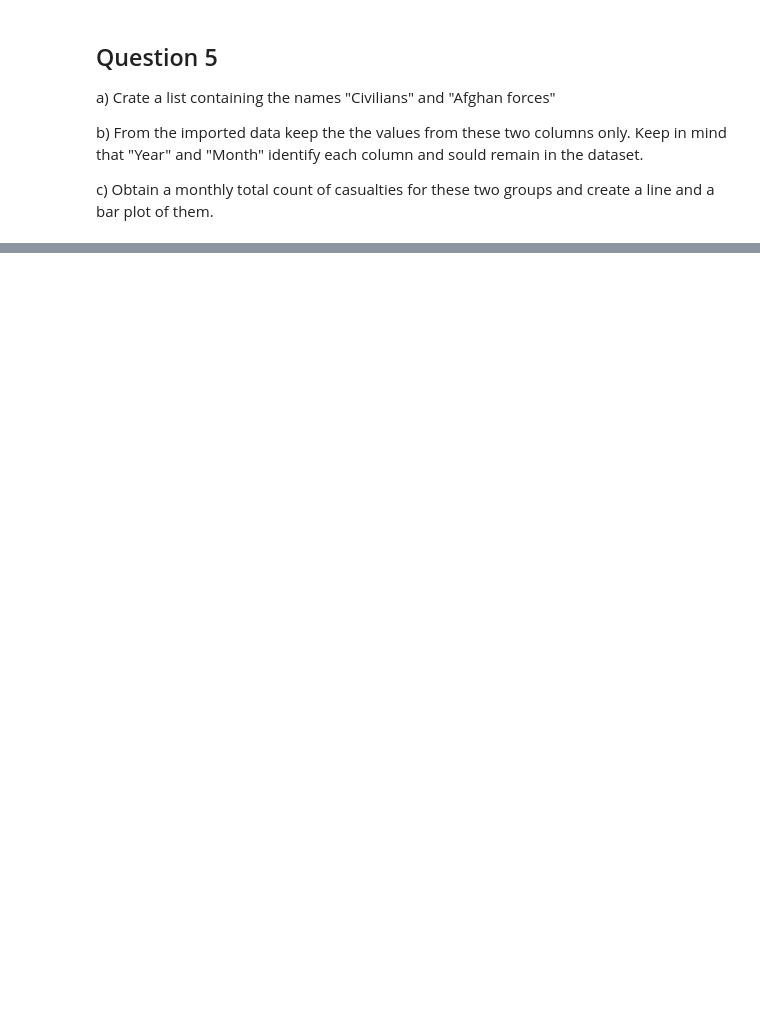
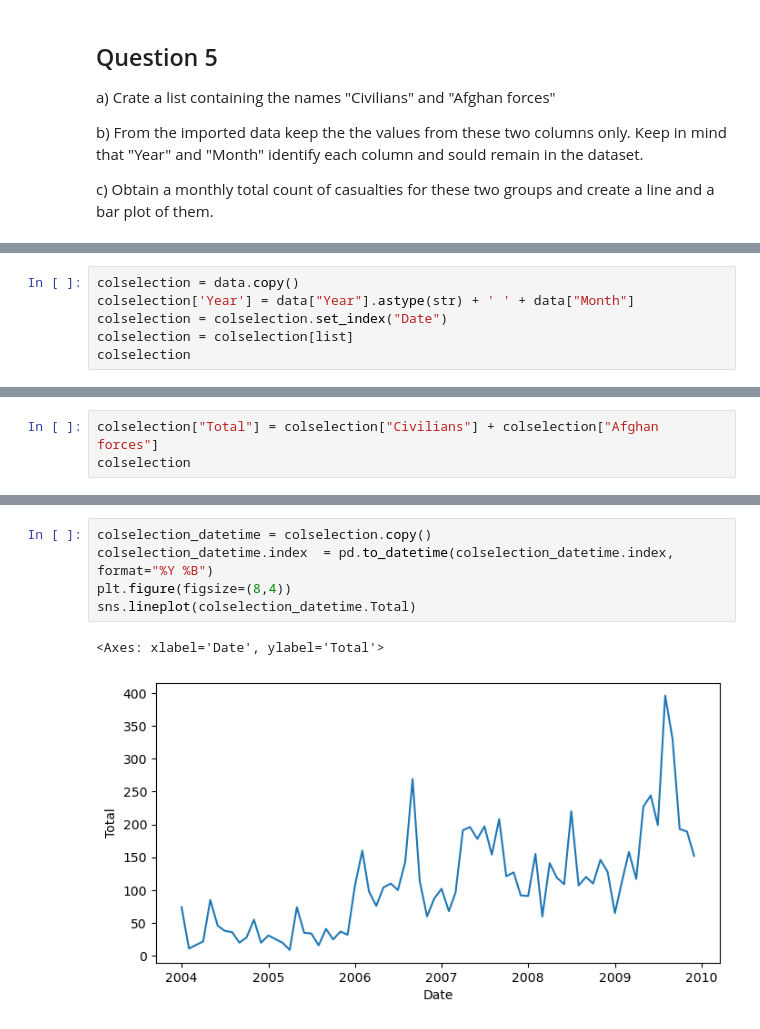
Before and after one commit to AsalMrd/AsalMrd.github.io, a Jupyter notebook: Assignment2.ipynb, the cells around one changed output, grey strips where cells are left out. Drawn from its saved outputs; the diff is of its cells as text; blank space fills up the shorter version.

```diff
--- a/Assignment2.ipynb
+++ b/Assignment2.ipynb
@@ -169,0 +196,6 @@ combined_bar = sns.barplot (db['combined'])
+# %%
+colselection = data.copy()
+colselection['Year'] = data["Year"].astype(str) + ' ' + data["Month"]
+colselection = colselection.set_index("Date")
+colselection = colselection[list]
+colselection
@@ -169,0 +217,3 @@ combined_bar = sns.barplot (db['combined'])
+# %%
+colselection["Total"] = colselection["Civilians"] + colselection["Afghan forces"]
+colselection
@@ -169,0 +235,8 @@ combined_bar = sns.barplot (db['combined'])
+# %%
+colselection_datetime = colselection.copy()
+colselection_datetime.index  = pd.to_datetime(colselection_datetime.index, format="%Y %B")
+plt.figure(figsize=(8,4))
+sns.lineplot(colselection_datetime.Total)
+# %% [output]
+<Axes: xlabel='Date', ylabel='Total'>
+[figure, added]
```
Also changed, not shown: parts of 27 cells of this notebook.
